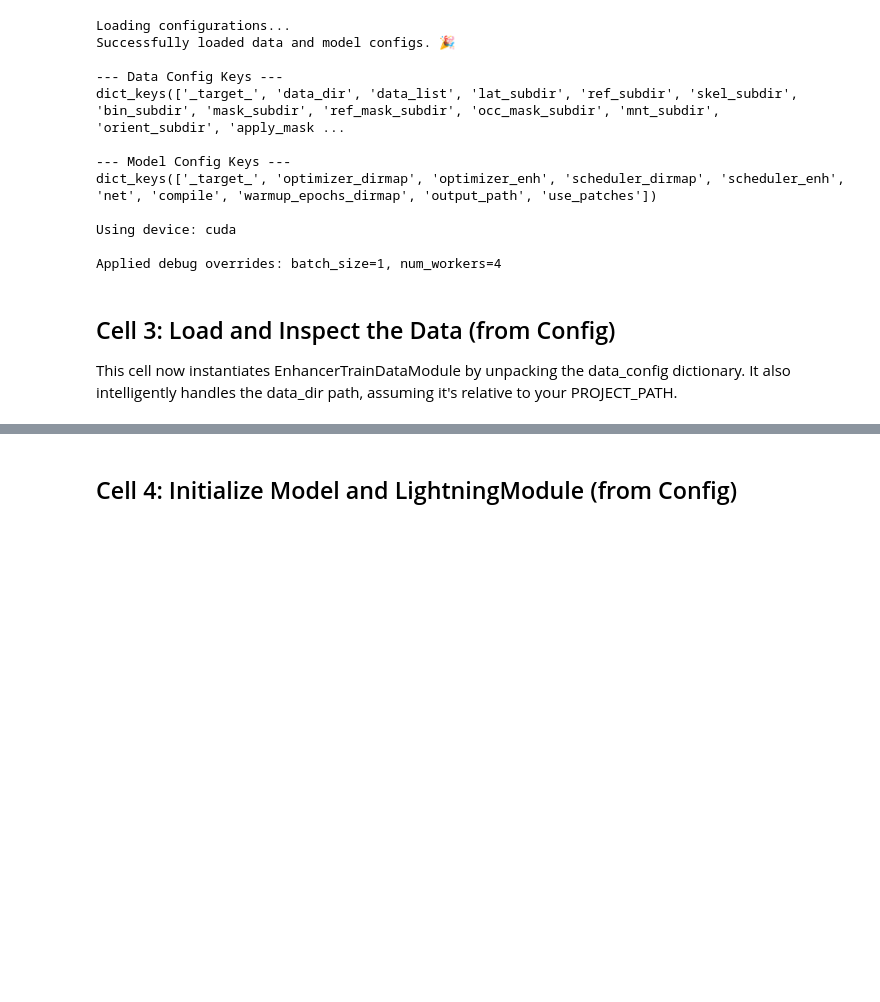
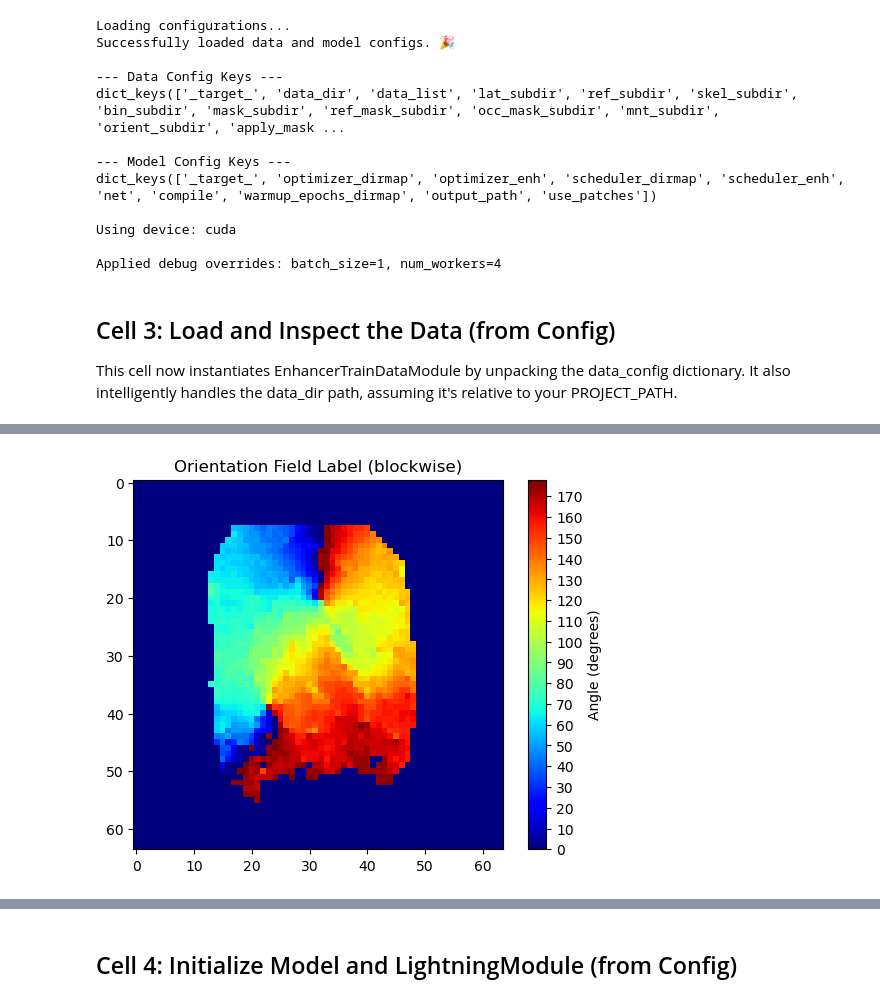
Before and after one commit to gdseabra/multitask-enhancement, a Jupyter notebook: notebooks/model_debug.ipynb, the cells around one changed output, grey strips where cells are left out. Drawn from its saved outputs; the diff is of its cells as text; code cells hidden in the pictures; blank space fills up the shorter version.

```diff
--- a/notebooks/model_debug.ipynb
+++ b/notebooks/model_debug.ipynb
@@ -310,0 +311,8 @@ visualize_batch(pre_processed_labels_batch, title="Ground Truth Data from a Sing
+# %%
+indices[small_dirmap_mask == 0] = 0
+plt.imshow(indices[0][0].cpu().detach()*2, cmap='jet')
+plt.colorbar(label='Angle (degrees)', ticks=[_ for _ in range(0, 180, 10)])
+plt.title('Orientation Field Label (blockwise)')
+plt.show()
+# %% [output]
+[figure, added]
```
Also changed, not shown: parts of 7 cells of this notebook.
